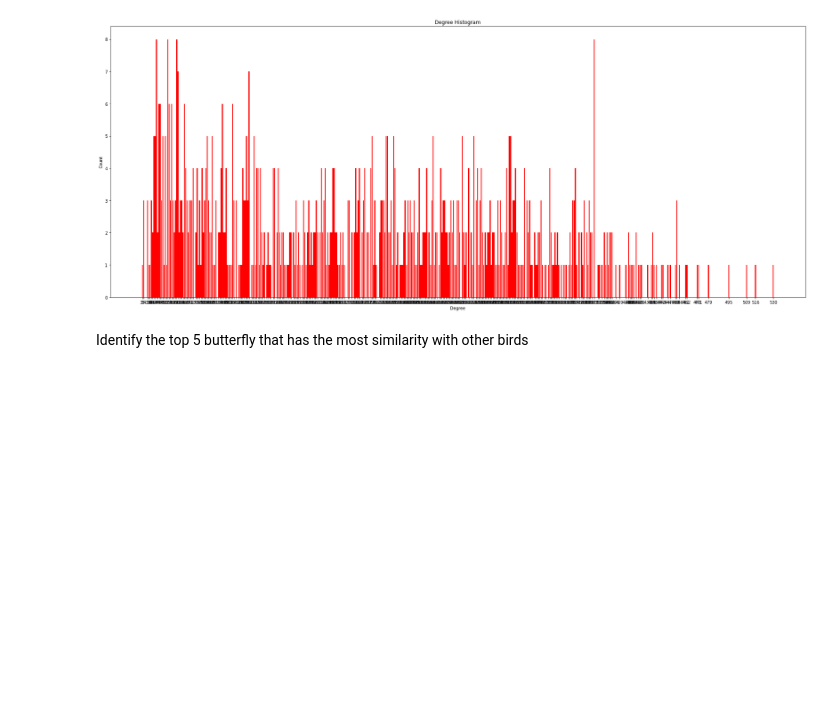
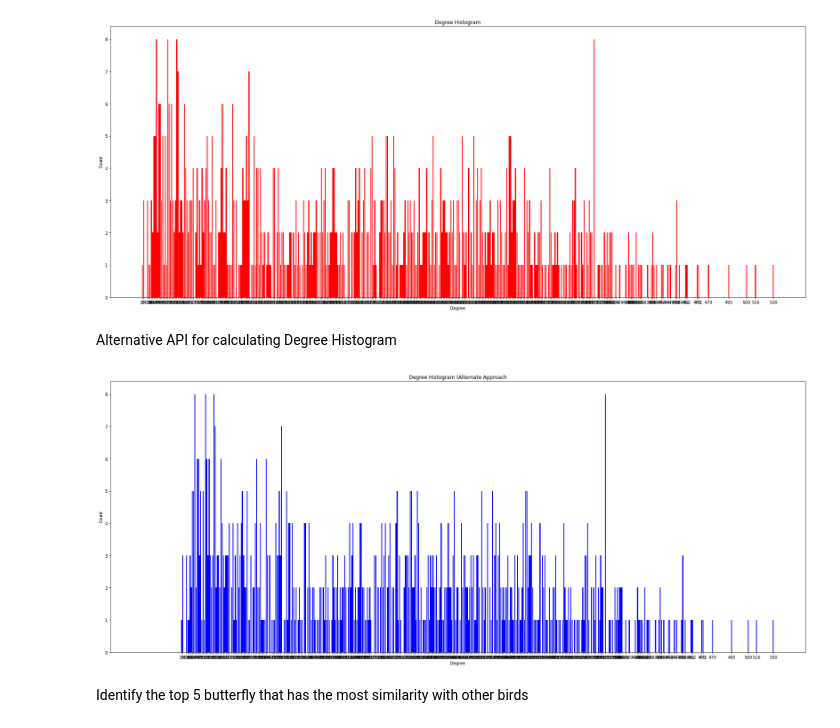
Before and after one commit to LeNovice/Assignments_WILP_SEM3, a Jupyter notebook: GAM_Assignment_1.ipynb, the cells around one changed output. Cells and saved outputs as stored; diff of their text form; code cells hidden in the pictures; blank space fills up the shorter version.

```diff
--- a/GAM_Assignment_1.ipynb
+++ b/GAM_Assignment_1.ipynb
@@ -264,6 +270,22 @@ ax.set_xticklabels(deg)
 plt.show()
 # %% [output]
 [figure]
+# %% [markdown]
+Alternative API for calculating Degree Histogram
+# %%
+deg_freq_list = nx.degree_histogram(G_similarity)
+fig,ax = plt.subplots(figsize=(30,12))
+
+plt.bar([i for i in range(len(deg_freq_list))], deg_freq_list, color='b')
+
+plt.title("Degree Histogram (Alternate Approach")
+plt.ylabel("Count")
+plt.xlabel("Degree")
+ax.set_xticks([d for d in deg])
+ax.set_xticklabels(deg)
+plt.show()
+# %% [output]
+[figure, added]
 # %% [markdown]
 Identify the top 5 butterfly that has the most similarity with other birds
 # %% [markdown]
```
Also changed, not shown: parts of 7 cells of this notebook.
